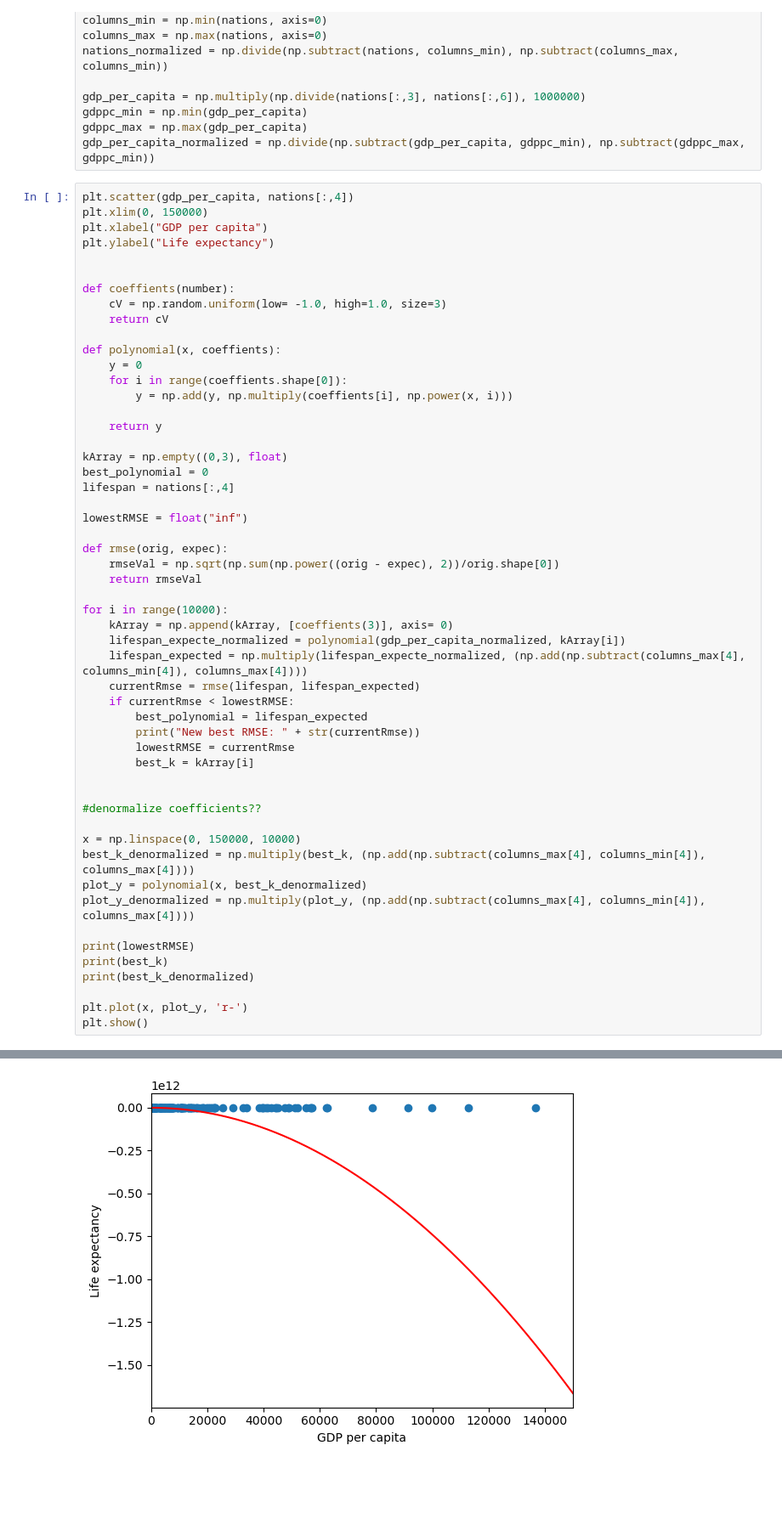
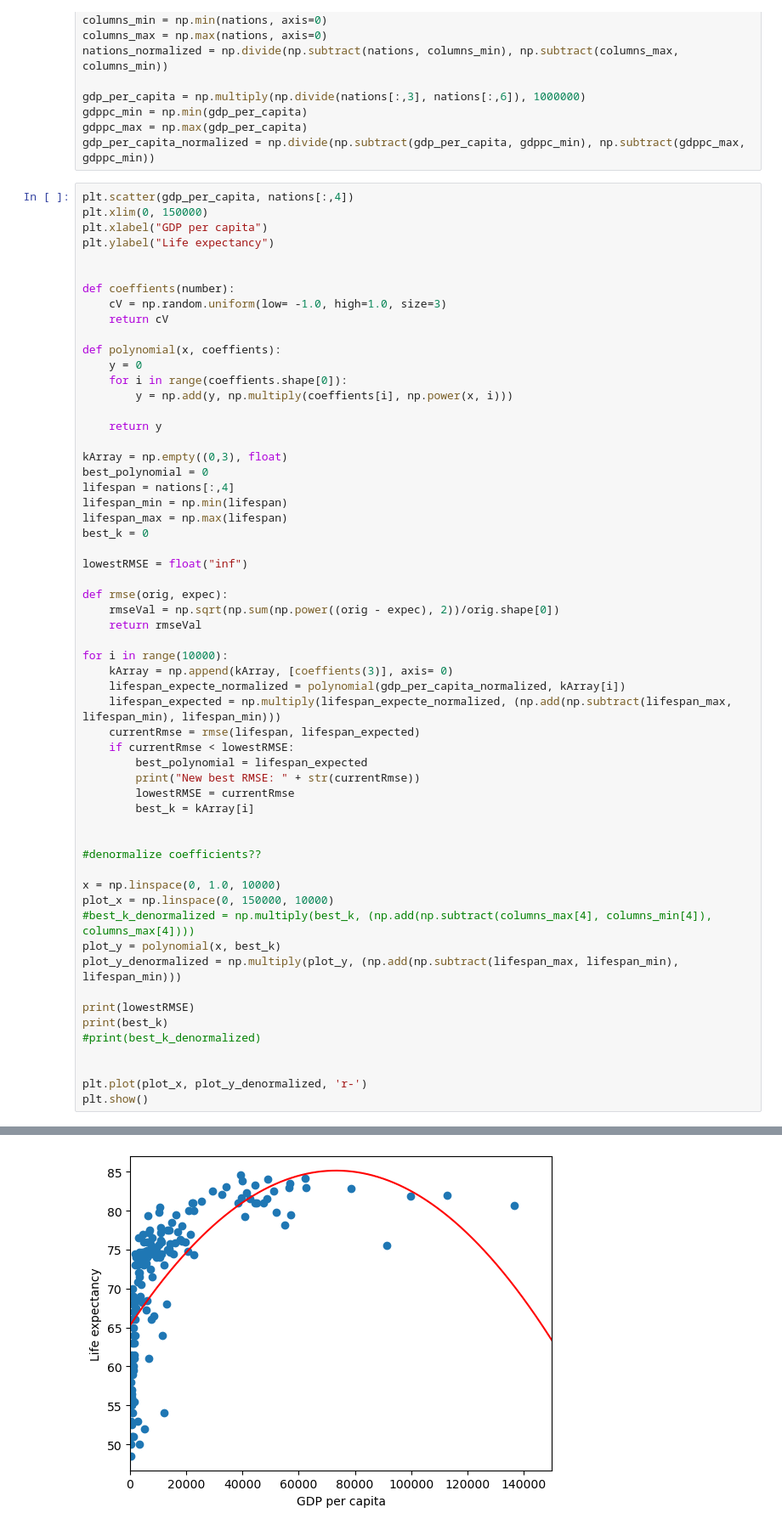
Before and after one commit to justingebert/Uni-MachineLearning, a Jupyter notebook: u3/ML_Ue03_Gebert_Justin.ipynb, the cells around one changed output, grey strips where cells are left out. Shown: that part at 85% size. Cells and saved outputs as stored; diff of their text form; blank space fills up the shorter version.

```diff
--- a/u3/ML_Ue03_Gebert_Justin.ipynb
+++ b/u3/ML_Ue03_Gebert_Justin.ipynb
@@ -31,6 +31,9 @@ def polynomial(x, coeffients):
 kArray = np.empty((0,3), float)
 best_polynomial = 0
 lifespan = nations[:,4]
+lifespan_min = np.min(lifespan)
+lifespan_max = np.max(lifespan)
+best_k = 0
 
 lowestRMSE = float("inf")
 
@@ -41,7 +44,7 @@ def rmse(orig, expec):
 for i in range(10000):
     kArray = np.append(kArray, [coeffients(3)], axis= 0)
     lifespan_expecte_normalized = polynomial(gdp_per_capita_normalized, kArray[i])
-    lifespan_expected = np.multiply(lifespan_expecte_normalized, (np.add(np.subtract(columns_max[4], columns_min[4]), columns_max[4])))
+    lifespan_expected = np.multiply(lifespan_expecte_normalized, (np.add(np.subtract(lifespan_max, lifespan_min), lifespan_min)))
     currentRmse = rmse(lifespan, lifespan_expected)
     if currentRmse < lowestRMSE:
         best_polynomial = lifespan_expected
@@ -52,15 +55,17 @@ for i in range(10000):
 
 #denormalize coefficients??
 
-x = np.linspace(0, 150000, 10000)
-best_k_denormalized = np.multiply(best_k, (np.add(np.subtract(columns_max[4], columns_min[4]), columns_max[4])))
-plot_y = polynomial(x, best_k_denormalized)
-plot_y_denormalized = np.multiply(plot_y, (np.add(np.subtract(columns_max[4], columns_min[4]), columns_max[4])))
+x = np.linspace(0, 1.0, 10000)
+plot_x = np.linspace(0, 150000, 10000)
+#best_k_denormalized = np.multiply(best_k, (np.add(np.subtract(columns_max[4], columns_min[4]), columns_max[4])))
+plot_y = polynomial(x, best_k)
+plot_y_denormalized = np.multiply(plot_y, (np.add(np.subtract(lifespan_max, lifespan_min), lifespan_min)))
 
 print(lowestRMSE)
 print(best_k)
-print(best_k_denormalized)
+#print(best_k_denormalized)
 
-plt.plot(x, plot_y, 'r-')
+
+plt.plot(plot_x, plot_y_denormalized, 'r-')
 plt.show()
 # %% [output]
@@ -82 +88 @@ New best RMSE: 6.537418451905783
-[figure, old version]
+[figure, new version]
```
Also changed, not shown: parts of 1 cell of this notebook.
